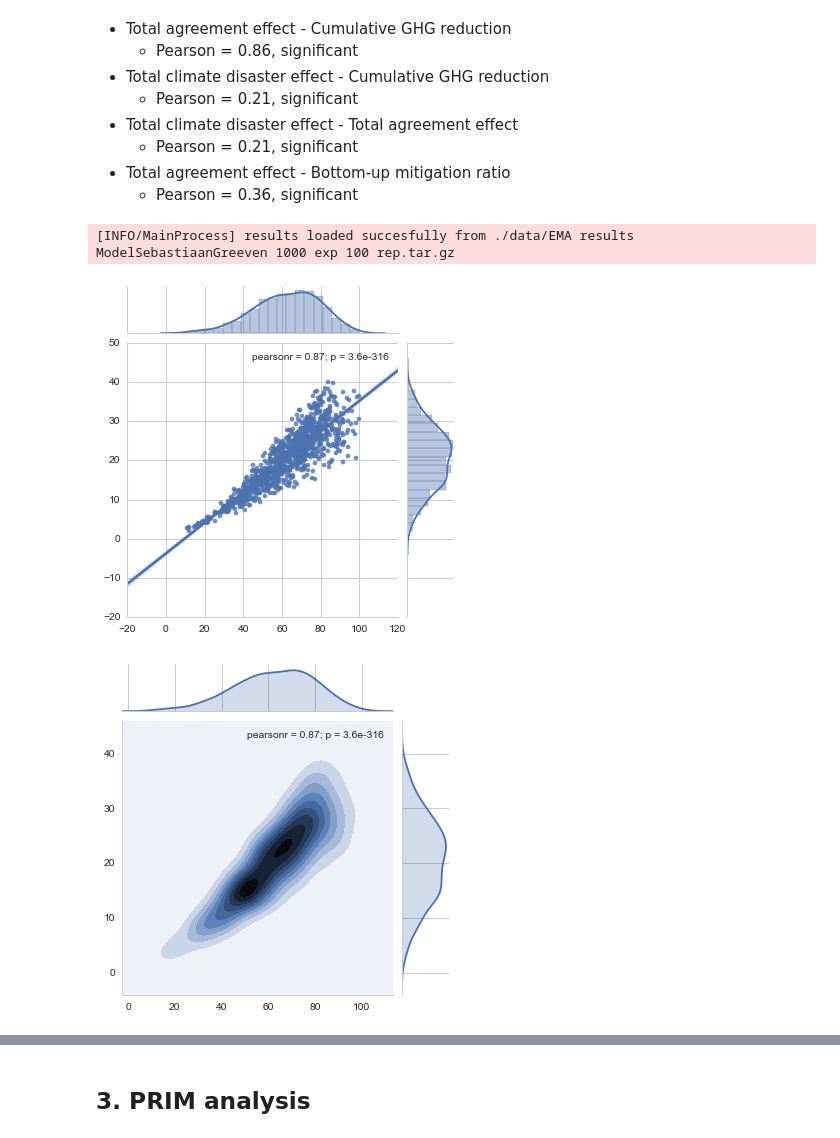
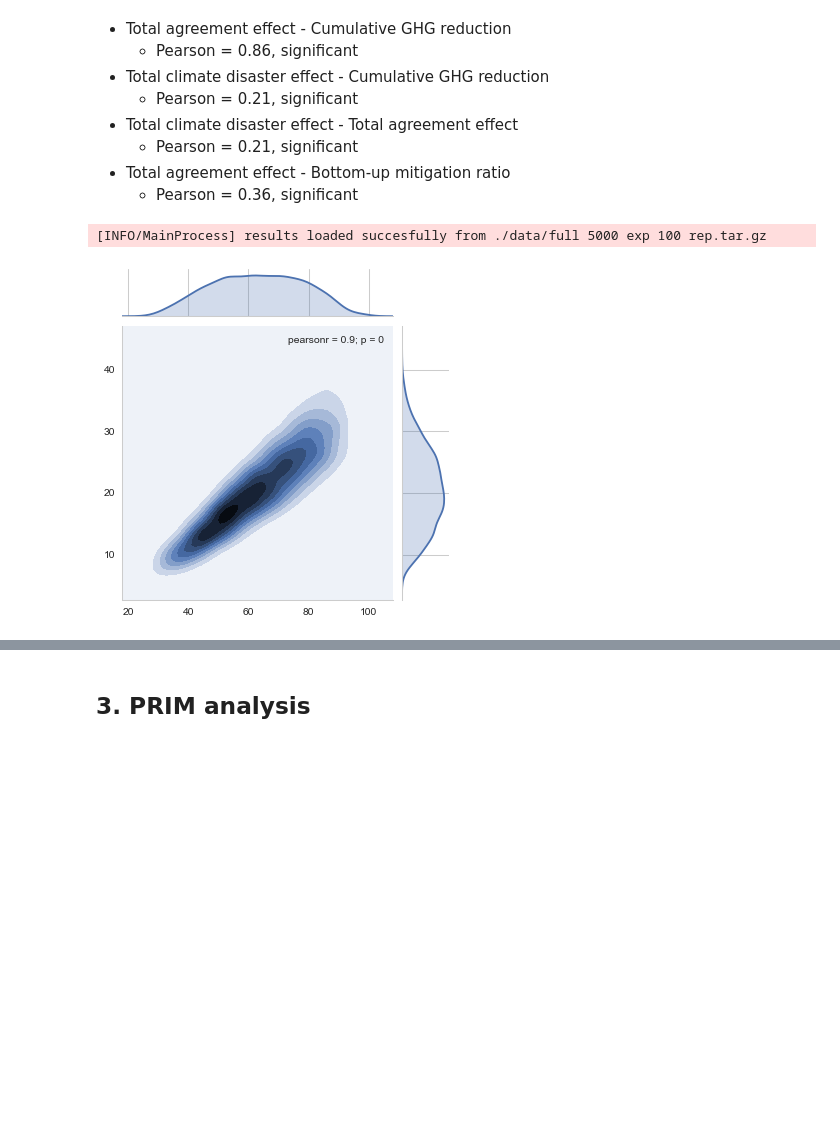
Before and after one commit to sgreeven/msc_thesis_work, a Jupyter notebook: src/Main Analysis.ipynb, the cells around one changed output, grey strips where cells are left out. Saved outputs shown, nothing was run; the diff lists cells and outputs as text; code cells hidden in the pictures; blank space fills up the shorter version.

```diff
--- a/src/Main Analysis.ipynb
+++ b/src/Main Analysis.ipynb
@@ -270,22 +239,20 @@ The results show that there is a strong correlation between annual GHG reduction
 # %%
 # Grid visualisation less usefull because of StDev outcomes.
 
-experiments, outcomes = load_results(r'./data/EMA results ModelSebastiaanGreeven 1000 exp 100 rep.tar.gz')
+experiments, outcomes = load_results(r'./data/full 5000 exp 100 rep.tar.gz')
 tr = {}
 
 # pairs_scatter((experiments, outcomes), filter_scalar=False)
 # pairs_density((experiments, outcomes), filter_scalar=False)
 # plt.show()
 # %% [output]
-[INFO/MainProcess] results loaded succesfully from ./data/EMA results ModelSebastiaanGreeven 1000 exp 100 rep.tar.gz
+[INFO/MainProcess] results loaded succesfully from ./data/full 5000 exp 100 rep.tar.gz
 # %%
 aghgr = outcomes['AnnualGHGreduction_mean'][:,-1]
 cghgr = outcomes['CumulativeGHGreduction_mean'][:,-1]
-g = sns.jointplot(aghgr, cghgr, kind="reg", size=5)
 g = sns.jointplot(aghgr, cghgr, kind="kde", size=5)
 # %% [output]
-[figure, old version]
+[figure, new version]
-[figure, removed]
 # %%
 bmr = outcomes['BottomUpMitigationRatio_mean'][:,-1]
 cghgr = outcomes['CumulativeGHGreduction_mean'][:,-1]
```
Also changed, not shown: parts of 59 cells of this notebook, 1 other file.
